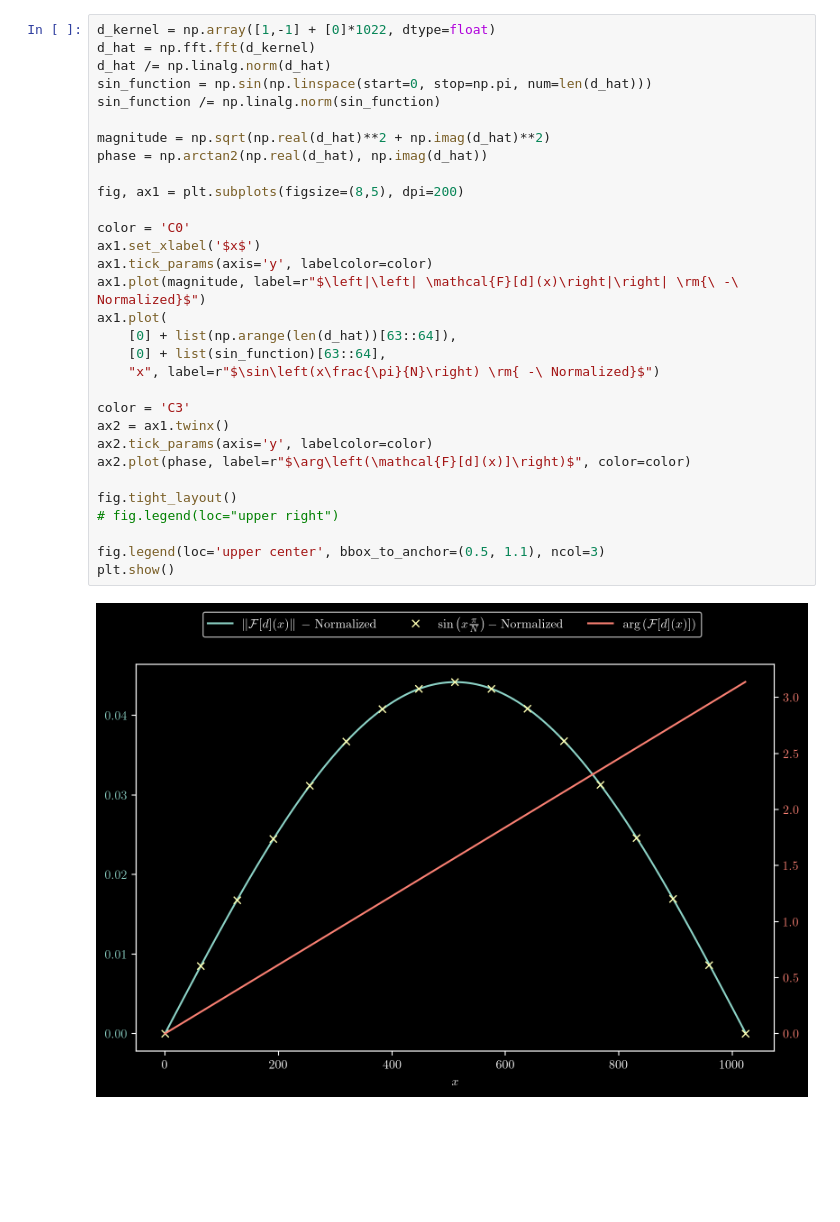
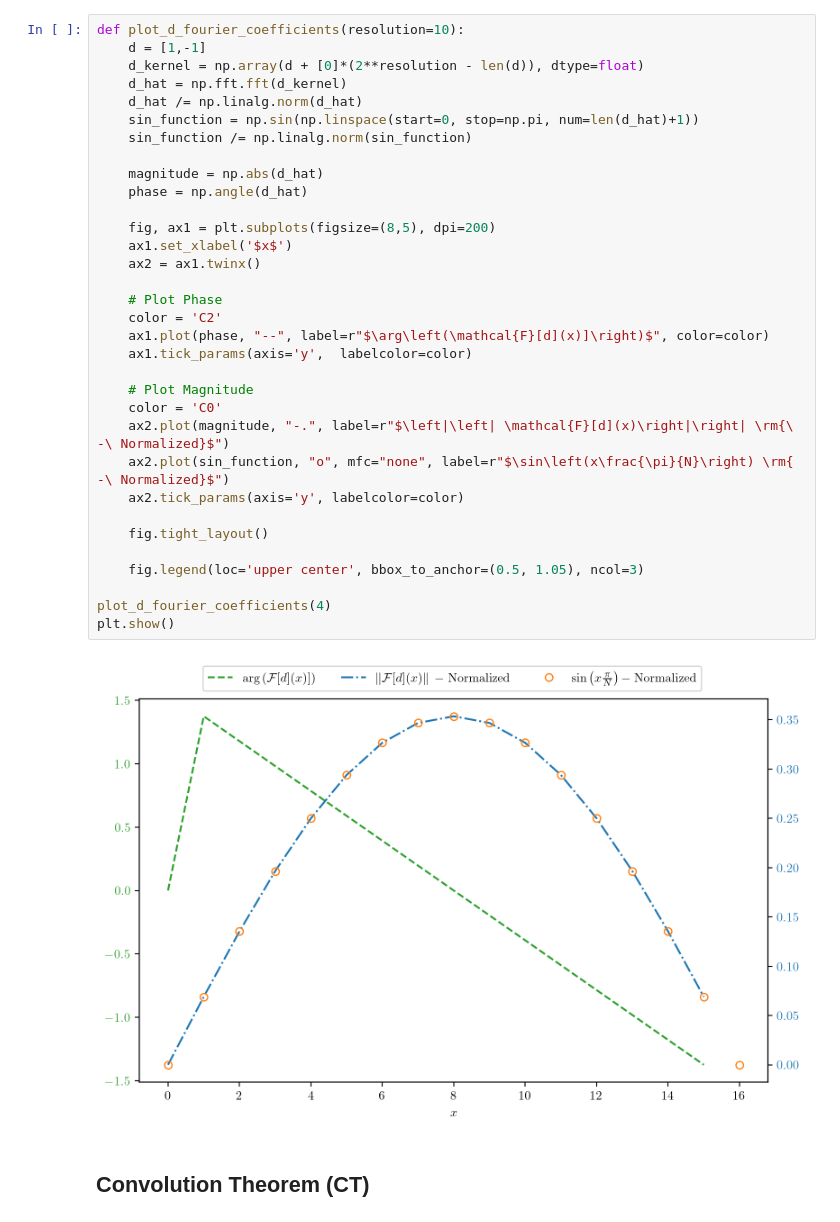
Before and after one commit to cyi-quest/qpte, a Jupyter notebook: notebook.ipynb, the cells around one changed output. Cells and saved outputs as stored; diff of their text form; blank space fills up the shorter version.

```diff
--- a/notebook.ipynb
+++ b/notebook.ipynb
@@ -30,33 +38,37 @@ The figure below shows that:
 # %%
-d_kernel = np.array([1,-1] + [0]*1022, dtype=float)
-d_hat = np.fft.fft(d_kernel)
-d_hat /= np.linalg.norm(d_hat)
-sin_function = np.sin(np.linspace(start=0, stop=np.pi, num=len(d_hat)))
-sin_function /= np.linalg.norm(sin_function)
+def plot_d_fourier_coefficients(resolution=10):
+    d = [1,-1]
+    d_kernel = np.array(d + [0]*(2**resolution - len(d)), dtype=float)
+    d_hat = np.fft.fft(d_kernel)
+    d_hat /= np.linalg.norm(d_hat)
+    sin_function = np.sin(np.linspace(start=0, stop=np.pi, num=len(d_hat)+1))
+    sin_function /= np.linalg.norm(sin_function)
 
-magnitude = np.sqrt(np.real(d_hat)**2 + np.imag(d_hat)**2)
-phase = np.arctan2(np.real(d_hat), np.imag(d_hat))
+    magnitude = np.abs(d_hat)
+    phase = np.angle(d_hat)
 
-fig, ax1 = plt.subplots(figsize=(8,5), dpi=200)
+    fig, ax1 = plt.subplots(figsize=(8,5), dpi=200)
+    ax1.set_xlabel('$x$')
+    ax2 = ax1.twinx()
 
-color = 'C0'
-ax1.set_xlabel('$x$')
-ax1.tick_params(axis='y', labelcolor=color)
-ax1.plot(magnitude, label=r"$\left|\left| \mathcal{F}[d](x)\right|\right| \rm{\ -\ Normalized}$")
-ax1.plot(
-    [0] + list(np.arange(len(d_hat))[63::64]),
-    [0] + list(sin_function)[63::64],
-    "x", label=r"$\sin\left(x\frac{\pi}{N}\right) \rm{ -\ Normalized}$")
+    # Plot Phase
+    color = 'C2'
+    ax1.plot(phase, "--", label=r"$\arg\left(\mathcal{F}[d](x)]\right)$", color=color)
+    ax1.tick_params(axis='y',  labelcolor=color)
 
-color = 'C3'
-ax2 = ax1.twinx()
-ax2.tick_params(axis='y', labelcolor=color)
-ax2.plot(phase, label=r"$\arg\left(\mathcal{F}[d](x)]\right)$", color=color)
+    # Plot Magnitude
+    color = 'C0'
+    ax2.plot(magnitude, "-.", label=r"$\left|\left| \mathcal{F}[d](x)\right|\right| \rm{\ -\ Normalized}$")
+    ax2.plot(sin_function, "o", mfc="none", label=r"$\sin\left(x\frac{\pi}{N}\right) \rm{ -\ Normalized}$")
+    ax2.tick_params(axis='y', labelcolor=color)
 
-fig.tight_layout()
-# fig.legend(loc="upper right")
+    fig.tight_layout()
 
-fig.legend(loc='upper center', bbox_to_anchor=(0.5, 1.1), ncol=3)
+    fig.legend(loc='upper center', bbox_to_anchor=(0.5, 1.05), ncol=3)
+
+plot_d_fourier_coefficients(4)
 plt.show()
 # %% [output]
-[figure, old version]
+[figure, new version]
+# %% [markdown]
+## Convolution Theorem (CT)
```
Also changed, not shown: parts of 9 cells of this notebook, 2 other files.
